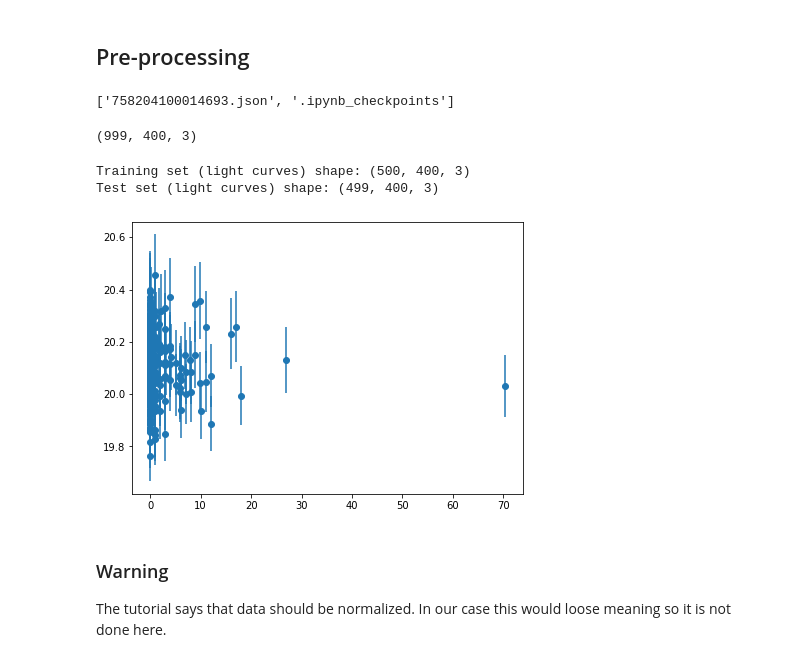
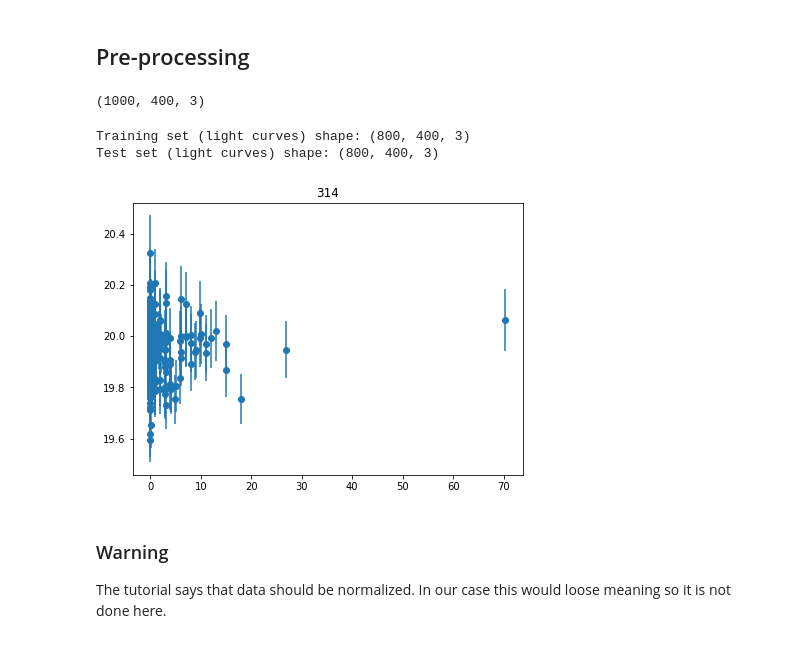
Before and after one commit to snad-space/zwad, a Jupyter notebook: notebooks/my_autoencoder_LC.ipynb, the cells around one changed output. Drawn from its saved outputs; the diff is of its cells as text; code cells hidden in the pictures.

```diff
--- a/notebooks/my_autoencoder_LC.ipynb
+++ b/notebooks/my_autoencoder_LC.ipynb
@@ -32,14 +31,20 @@ data, failed_train = transform_ztf_pickle(data_dir='data/lightcurves/zr400/', ou
-# %%
-failed_train
-# %% [output]
-['758204100014693.json', '.ipynb_checkpoints']
+# %%
+# transform ZTF data
+# only do this once
+
+data_fname = 'data/zr400'
+
+if not os.path.isfile(data_fname + '.npy'):
+    failed = transform_ztf(oids_file='data/zr400.txt', output_fname=data_fname)
+
+data = np.load(data_fname + '.npy')
 # %%
 data.shape
 # %% [output]
-(999, 400, 3)
+(1000, 400, 3)
 # %%
-train_data = data.copy()[:500]
-test_data = data.copy()[500:]
+train_data = data.copy()[:800]
+test_data = data.copy()[200:]
 # %%
 # Shapes of training set
 print("Training set (light curves) shape: {shape}".format(shape=train_data.shape))
@@ -47,18 +52,18 @@ print("Training set (light curves) shape: {shape}".format(shape=train_data.shape
 # Shapes of test set
 print("Test set (light curves) shape: {shape}".format(shape=test_data.shape))
 # %% [output]
-Training set (light curves) shape: (500, 400, 3)
-Test set (light curves) shape: (499, 400, 3)
+Training set (light curves) shape: (800, 400, 3)
+Test set (light curves) shape: (800, 400, 3)
 # %%
 indx = np.random.choice(np.arange(0, train_data.shape[0]))
 
 plt.figure(figsize=[7,5])
-
+plt.title(str(indx))
 # Display the first image in training data
 plt.errorbar(train_data[indx][:,0], train_data[indx][:,1], yerr=train_data[indx][:,2], fmt='o')
 plt.show()
 # %% [output]
-[figure, old version]
+[figure, new version]
 # %% [markdown]
 ### Warning
 The tutorial says that data should be normalized.
```
Also changed, not shown: parts of 9 cells of this notebook, 1 other file.
